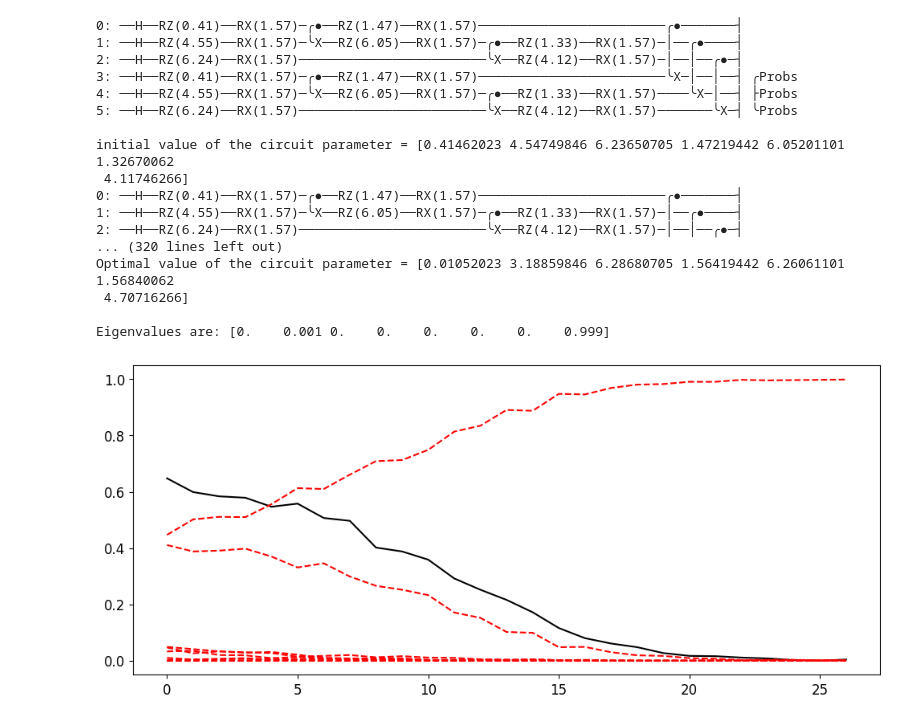
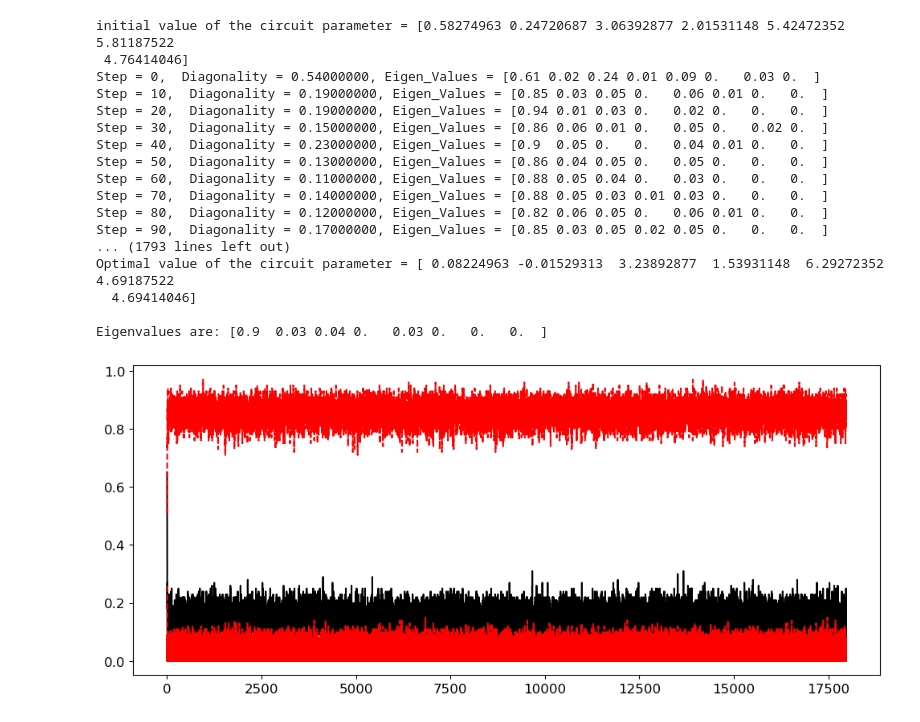
Before and after one commit to JoanArrow/VQA-Benchmarking-Project, a Jupyter notebook: VQSD/VQSD.ipynb, the cells around one changed output. Drawn from its saved outputs; the diff is of its cells as text; code cells hidden in the pictures.

```diff
--- a/VQSD/VQSD.ipynb
+++ b/VQSD/VQSD.ipynb
@@ -376,23 +320,23 @@ Eigenvalues are: [0. 0. 0. 1.]
 # %%
-d = VQSD(3, 1000)
-d.opt(0.2)
+c = VQSD(3,100)
+c.opt(0.7)
 # %% [output]
-0: ──H──RZ(0.41)──RX(1.57)─╭●──RZ(1.47)──RX(1.57)────────────────────────╭●───────┤
-1: ──H──RZ(4.55)──RX(1.57)─╰X──RZ(6.05)──RX(1.57)─╭●──RZ(1.33)──RX(1.57)─│──╭●────┤
-2: ──H──RZ(6.24)──RX(1.57)────────────────────────╰X──RZ(4.12)──RX(1.57)─│──│──╭●─┤
-3: ──H──RZ(0.41)──RX(1.57)─╭●──RZ(1.47)──RX(1.57)────────────────────────╰X─│──│──┤ ╭Probs
-4: ──H──RZ(4.55)──RX(1.57)─╰X──RZ(6.05)──RX(1.57)─╭●──RZ(1.33)──RX(1.57)────╰X─│──┤ ├Probs
-5: ──H──RZ(6.24)──RX(1.57)────────────────────────╰X──RZ(4.12)──RX(1.57)───────╰X─┤ ╰Probs
+initial value of the circuit parameter = [0.58274963 0.24720687 3.06392877 2.01531148 5.42472352 5.81187522
+ 4.76414046]
+Step = 0,  Diagonality = 0.54000000, Eigen_Values = [0.61 0.02 0.24 0.01 0.09 0.   0.03 0.  ]
+Step = 10,  Diagonality = 0.19000000, Eigen_Values = [0.85 0.03 0.05 0.   0.06 0.01 0.   0.  ]
+Step = 20,  Diagonality = 0.19000000, Eigen_Values = [0.94 0.01 0.03 0.   0.02 0.   0.   0.  ]
+Step = 30,  Diagonality = 0.15000000, Eigen_Values = [0.86 0.06 0.01 0.   0.05 0.   0.02 0.  ]
+Step = 40,  Diagonality = 0.23000000, Eigen_Values = [0.9  0.05 0.   0.   0.04 0.01 0.   0.  ]
+Step = 50,  Diagonality = 0.13000000, Eigen_Values = [0.86 0.04 0.05 0.   0.05 0.   0.   0.  ]
+Step = 60,  Diagonality = 0.11000000, Eigen_Values = [0.88 0.05 0.04 0.   0.03 0.   0.   0.  ]
+Step = 70,  Diagonality = 0.14000000, Eigen_Values = [0.88 0.05 0.03 0.01 0.03 0.   0.   0.  ]
+Step = 80,  Diagonality = 0.12000000, Eigen_Values = [0.82 0.06 0.05 0.   0.06 0.01 0.   0.  ]
+Step = 90,  Diagonality = 0.17000000, Eigen_Values = [0.85 0.03 0.05 0.02 0.05 0.   0.   0.  ]
+... (1793 lines left out)
+Optimal value of the circuit parameter = [ 0.08224963 -0.01529313  3.23892877  1.53931148  6.29272352  4.69187522
+  4.69414046]
 
-initial value of the circuit parameter = [0.41462023 4.54749846 6.23650705 1.47219442 6.05201101 1.32670062
- 4.11746266]
-0: ──H──RZ(0.41)──RX(1.57)─╭●──RZ(1.47)──RX(1.57)────────────────────────╭●───────┤
-1: ──H──RZ(4.55)──RX(1.57)─╰X──RZ(6.05)──RX(1.57)─╭●──RZ(1.33)──RX(1.57)─│──╭●────┤
-2: ──H──RZ(6.24)──RX(1.57)────────────────────────╰X──RZ(4.12)──RX(1.57)─│──│──╭●─┤
-... (320 lines left out)
-Optimal value of the circuit parameter = [0.01052023 3.18859846 6.28680705 1.56419442 6.26061101 1.56840062
- 4.70716266]
-
-Eigenvalues are: [0.    0.001 0.    0.    0.    0.    0.    0.999]
+Eigenvalues are: [0.9  0.03 0.04 0.   0.03 0.   0.   0.  ]
-[figure, old version]
+[figure, new version]
 # %%
```
Also changed, not shown: parts of 20 cells of this notebook.
